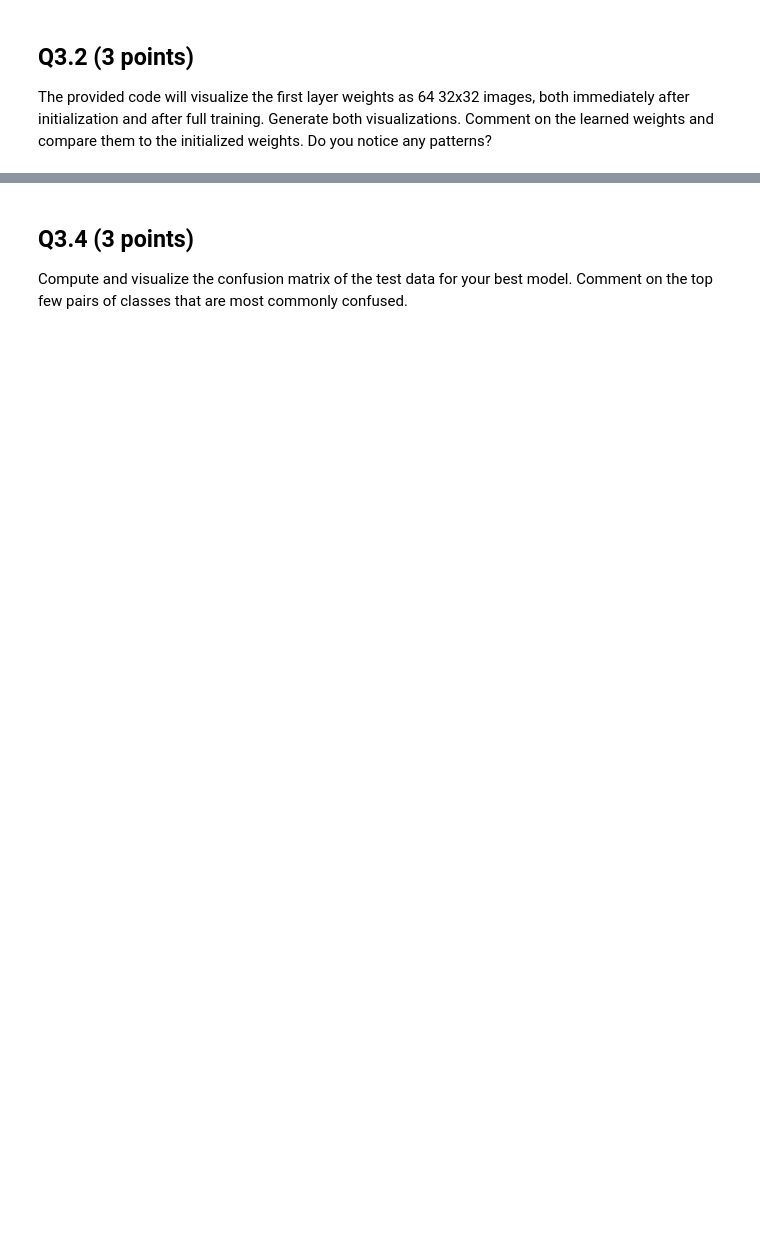
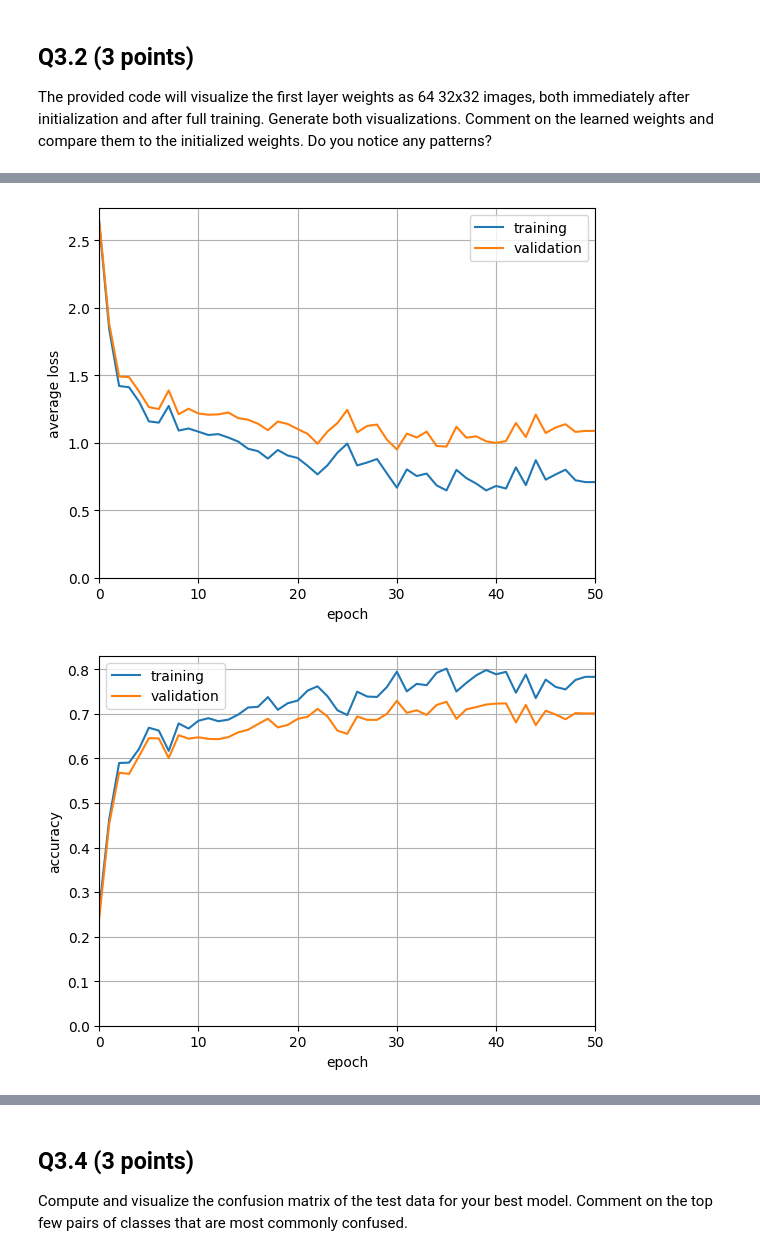
Before and after one commit to PAOK-2001/ComputerVision-16720, a Jupyter notebook: hw5/HW5_NeuralNetworks.ipynb, the cells around one changed output, grey strips where cells are left out. Saved outputs shown, nothing was run; the diff lists cells and outputs as text; code cells hidden in the pictures; blank space fills up the shorter version.

```diff
--- a/hw5/HW5_NeuralNetworks.ipynb
+++ b/hw5/HW5_NeuralNetworks.ipynb
@@ -803,0 +838,5 @@ YOUR ANSWER HERE...
+# %%
+choosen_lr = 2e-3
+train_loss, valid_loss, train_acc, valid_acc, test_acc, params = train_nist(learning_rate=10*choosen_lr)
+plot_losses((train_loss, valid_loss, train_acc, valid_acc, test_acc))
+# %% [output]
@@ -803,0 +860,2 @@ YOUR ANSWER HERE...
+[figure, added]
+[figure, added]
```
Also changed, not shown: parts of 25 cells of this notebook.
